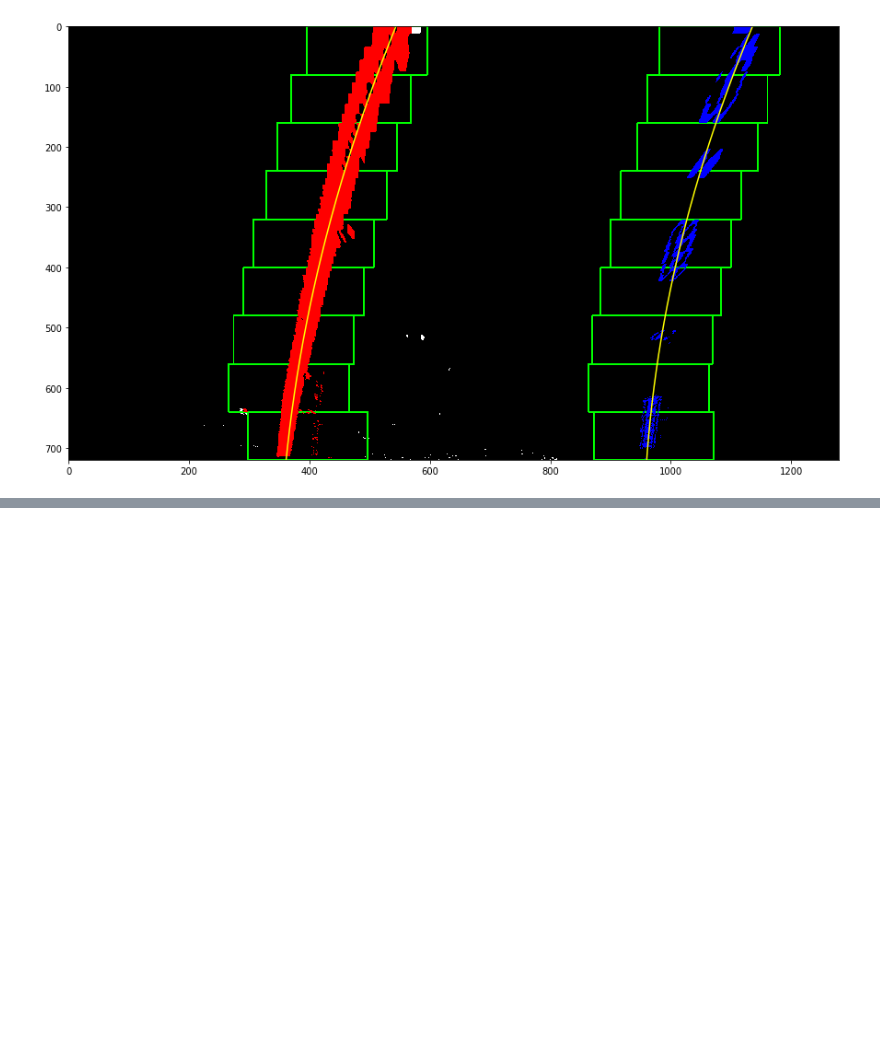
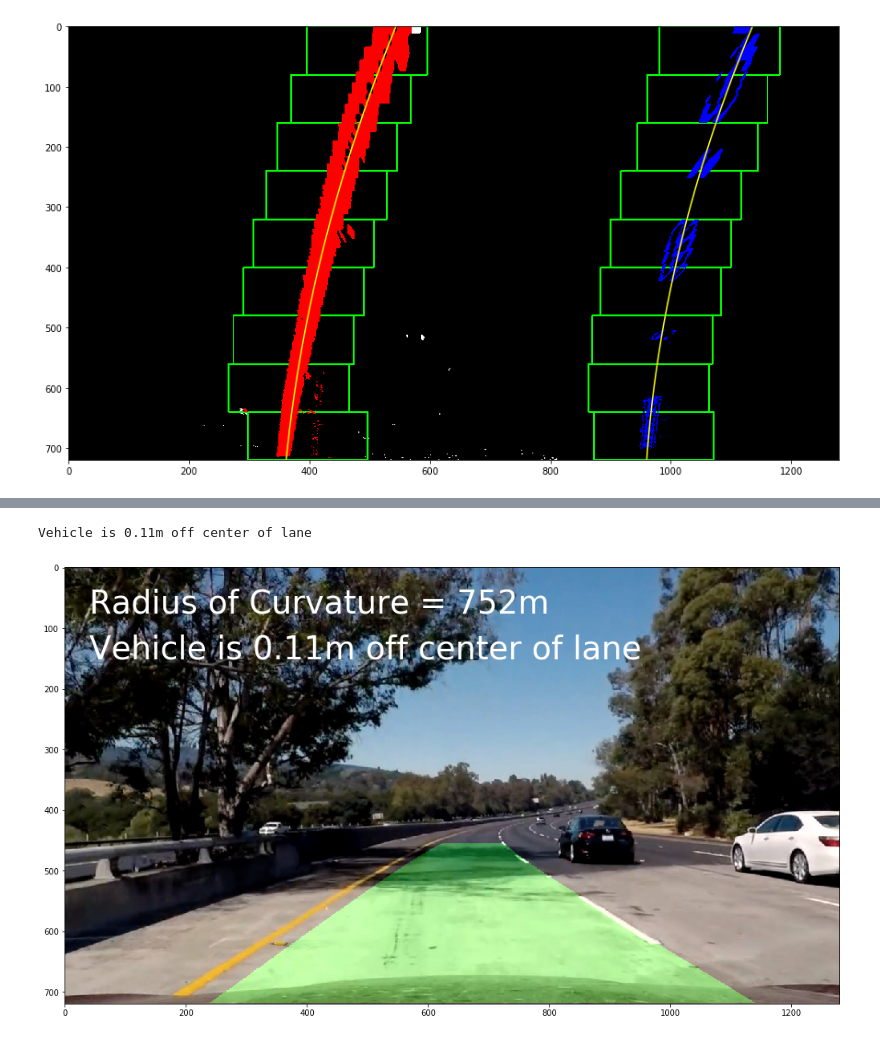
Before and after one commit to moizKachwala/self-drivingCar-advance-lane-p2, a Jupyter notebook: lane_detection.ipynb, the cells around one changed output, grey strips where cells are left out. Cells and saved outputs as stored; diff of their text form; code cells hidden in the pictures; blank space fills up the shorter version.

```diff
--- a/lane_detection.ipynb
+++ b/lane_detection.ipynb
@@ -427,0 +552,73 @@ plt.imshow(out_img)
+# %%
+y_eval = np.max(ploty)
+leftx = left_fit[0]*y_eval**2 + left_fit[1]*y_eval + left_fit[2]
+rightx = right_fit[0]*y_eval**2 + right_fit[1]*y_eval + right_fit[2]
+lane_center_px = (leftx + rightx) / 2
+
+lane_center_offset_px = lane_center_px - (binary_warped.shape[1] / 2)
+lane_center_offset_m = lane_center_offset_px * xm_per_pix
+offset_str = 'Vehicle is %.2fm off center of lane' % lane_center_offset_m
+print(offset_str)
+# %% [output]
+Vehicle is 0.11m off center of lane
+# %%
+def unwarper(img):
+
+    imshape = image.shape
+
+    src_points = np.float32([
+        (0 + 185, imshape[0]),
+        (imshape[1]/2 - 55, 455),
+        (imshape[1]/2 + 55, 455),
+        (imshape[1] - 145, imshape[0])
+    ])
+
+    dest_points = np.float32([
+        (0 + 325, imshape[0]),
+        (0 + 325, 0),
+        (imshape[1] - 325, 0),
+        (imshape[1] - 325, imshape[0])])
+
+    # Grab the image shape
+    img_size = (img.shape[1], img.shape[0])
+
+    # Compute and apply perpective transform
+    img_size = (img.shape[1], img.shape[0])
+    Minv = cv2.getPerspectiveTransform(dest_points, src_points)
+    dewarped = cv2.warpPerspective(img, Minv, img_size, flags=cv2.INTER_NEAREST)  # keep same size as input image
+
+    return dewarped
+
+ploty = np.linspace(0, binary_warped.shape[0]-1, binary_warped.shape[0] )
+left_fitx = left_fit[0]*ploty**2 + left_fit[1]*ploty + left_fit[2]
+right_fitx = right_fit[0]*ploty**2 + right_fit[1]*ploty + right_fit[2]
+
+original_image = cv2.cvtColor(cv2.imread('test_images/test5.jpg'), cv2.COLOR_BGR2RGB);
+undist = cv2.undistort(original_image, mtx, dist, None, mtx);
+
+warped = wrapped_image;
+
+# Create an image to draw the lines on
+warp_zero = np.zeros_like(warped).astype(np.uint8)
+color_warp = np.dstack((warp_zero, warp_zero, warp_zero))
+
+# Recast the x and y points into usable format for cv2.fillPoly()
+pts_left = np.array([np.transpose(np.vstack([left_fitx, ploty]))])
+pts_right = np.array([np.flipud(np.transpose(np.vstack([right_fitx, ploty])))])
+pts = np.hstack((pts_left, pts_right))
+
+# Draw the lane onto the warped blank image
+cv2.fillPoly(color_warp, np.int_([pts]), (0,255, 0));
+
+newwarp = unwarper(color_warp)
+
+# Combine the result with the original image
+result = cv2.addWeighted(undist, 1, newwarp, 0.3, 0)
+
+f, ax = plt.subplots(1, figsize=(20, 10));
+ax.imshow(result);
+ax.text(40, 75, rad_str, color='w', fontsize=40);
+ax.text(40, 150, offset_str, color='w', fontsize=40);
+f.savefig('output_images/final_output_img.png');
+# %% [output]
+[figure, added]
```
Also changed, not shown: parts of 9 cells of this notebook.
